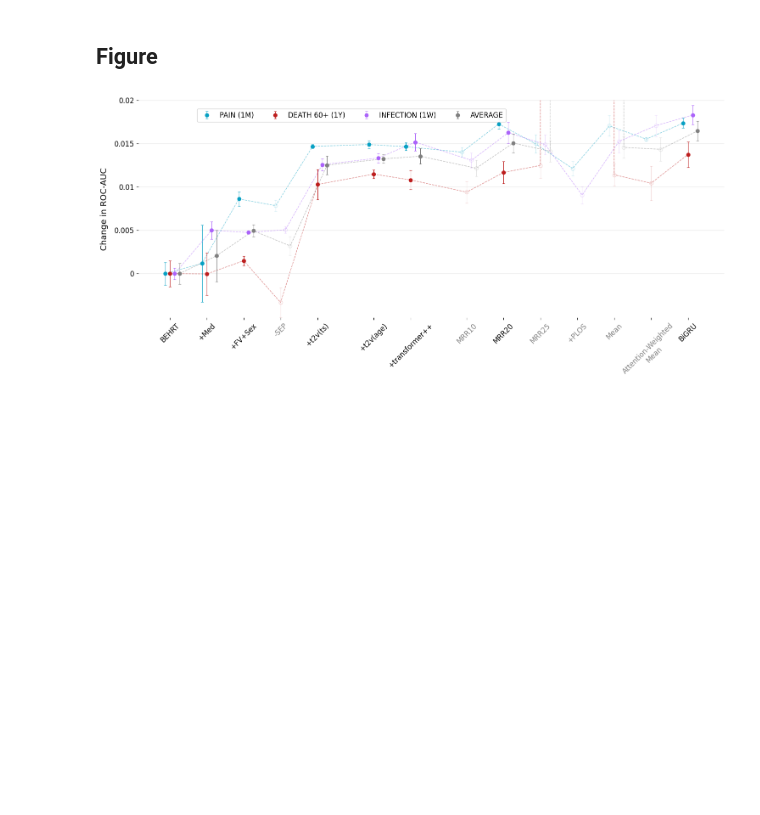
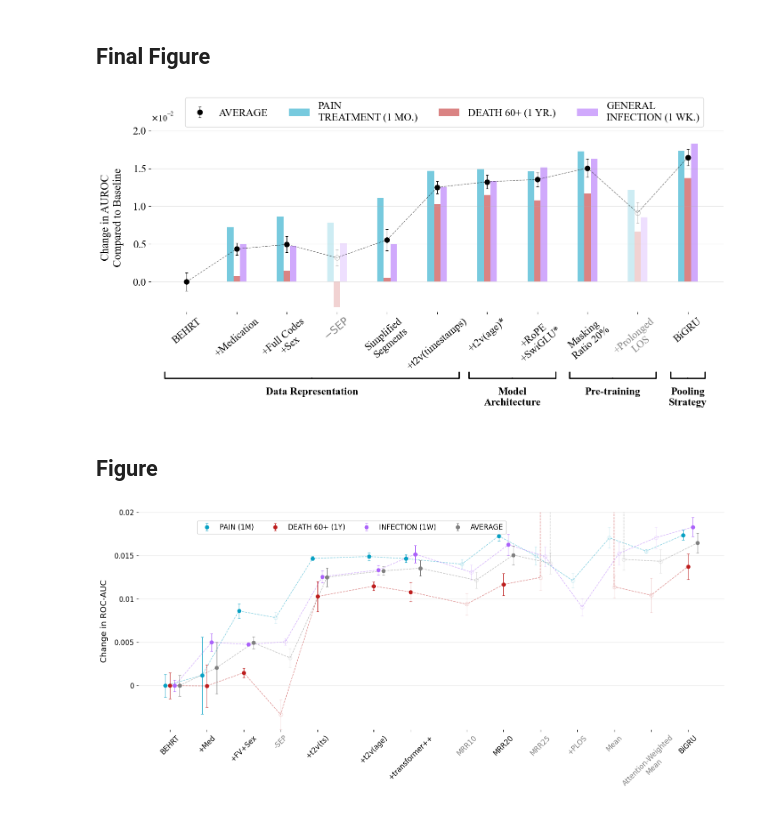
Before and after one commit to mikkelfo/CORE-BEHRT, a Jupyter notebook: ehr2vec/notebooks/model_comparison_figure.ipynb, the cells around one changed output. Drawn from its saved outputs; the diff is of its cells as text; code cells hidden in the pictures; blank space fills up the shorter version.

Commit message:
Improve figures

```diff
--- a/ehr2vec/notebooks/model_comparison_figure.ipynb
+++ b/ehr2vec/notebooks/model_comparison_figure.ipynb
@@ -88,3 +102,66 @@ len models 14
+# %% [markdown]
+## Final Figure
+# %%
+import importlib
+importlib.reload(vm)
+plt.rcParams['font.family'] = "Times New Roman"
+FIGSIZE = (15, 8)
+MODEL_DISTANCE = 0.15
+GROUP_GAP = 0.0
+LEGEND_LOC = (0.06, .98)
+GROUP_LABEL_PAD = 0.01
+Y_LIM = (-.004, .021)
+GROUP_LABEL_FS = 17
+# BOX_COLORS = {'Data': "#5599FF", 'Model': "#5599FF", 'Training': "#5599FF"}
+FONTSIZE1 = 17
+FONTSIZE2 = 18
+Y_POS_BRACKET = -.35
+GROUP_ANNOTATION_DISTANCE = 0.05
+colors = { 'average':'k','Pain\nTreatment (1 mo.)': '#07A0C3', 'Death 60+ (1 yr.)': '#BD1E1E','General\nInfection (1 wk.)': '#AB63FA', }
+
+def main():
+    # Your data initialization here
+    fig, ax = plt.subplots(figsize=FIGSIZE)
+    adjusted_positions, _, _ = vm.initialize_plot(models, groups, MODEL_DISTANCE, GROUP_GAP)
+    vm.plot_data(ax, adjusted_positions, model_adapted, roc_scores, roc_stds, colors, MODEL_DISTANCE)
+
+    # Setting the x-ticks to be the diseases with adjusted positions
+    ax.set_xticks(adjusted_positions + MODEL_DISTANCE*2)
+    ax.set_xticklabels(models, fontsize=FONTSIZE1, rotation=40, color='k')
+    vm.set_model_adapted_colors(ax, model_adapted)
+
+    ax.set_ylim(Y_LIM)
+    y_ticklabels = [0, .005, .01, .015,.02
+                    ]
+    vm.style_plot(ax, y_ticklabels, FONTSIZE1, LEGEND_LOC)
+    ax.set_ylabel('Change in AUROC\nCompared to Baseline', fontsize=FONTSIZE2, color='k',labelpad=15)
+
+    distance_between_models = adjusted_positions[1] - adjusted_positions[0]
+    center_data = adjusted_positions[2]+MODEL_DISTANCE*2+distance_between_models/2
+    vm.add_bracket_with_text(ax, center_data, 17, Y_POS_BRACKET, text='Data Representation', fontsize=GROUP_LABEL_FS, annotation_distance=GROUP_ANNOTATION_DISTANCE)
+
+    center_data = adjusted_positions[6]+MODEL_DISTANCE*2+distance_between_models/2
+    vm.add_bracket_with_text(ax, center_data, 5, Y_POS_BRACKET, text='Model\nArchitecture', fontsize=GROUP_LABEL_FS, annotation_distance=GROUP_ANNOTATION_DISTANCE)
+
+    center_data = adjusted_positions[8]+MODEL_DISTANCE*2+distance_between_models/2
+    vm.add_bracket_with_text(ax, center_data, 5, Y_POS_BRACKET, text='Pre-training', fontsize=GROUP_LABEL_FS, annotation_distance=GROUP_ANNOTATION_DISTANCE)
+
+
+    center_data = adjusted_positions[8]+MODEL_DISTANCE*2+distance_between_models/2
+
+
+    center_data = adjusted_positions[10]+MODEL_DISTANCE*2
+    vm.add_bracket_with_text(ax, center_data, 2, Y_POS_BRACKET, text='Pooling\nStrategy', fontsize=GROUP_LABEL_FS, annotation_distance=GROUP_ANNOTATION_DISTANCE)
+
+    plt.tight_layout()
+    plt.show()
+
+    fig.savefig('../../results/roc_scores_comparison.png', dpi=300, bbox_inches='tight')
+
+if __name__ == "__main__":
+    main()
+# %% [output]
+[figure, added]
 # %% [markdown]
 ## Figure
 # %%
```
Also changed, not shown: parts of 8 cells of this notebook, 4 other files.
